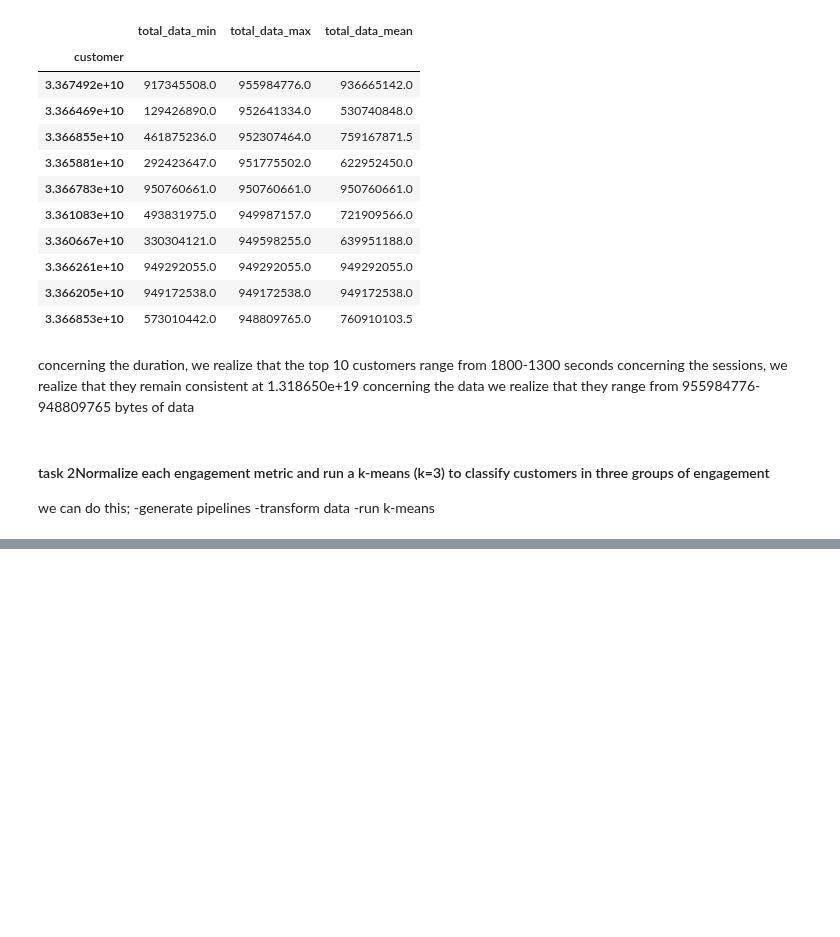
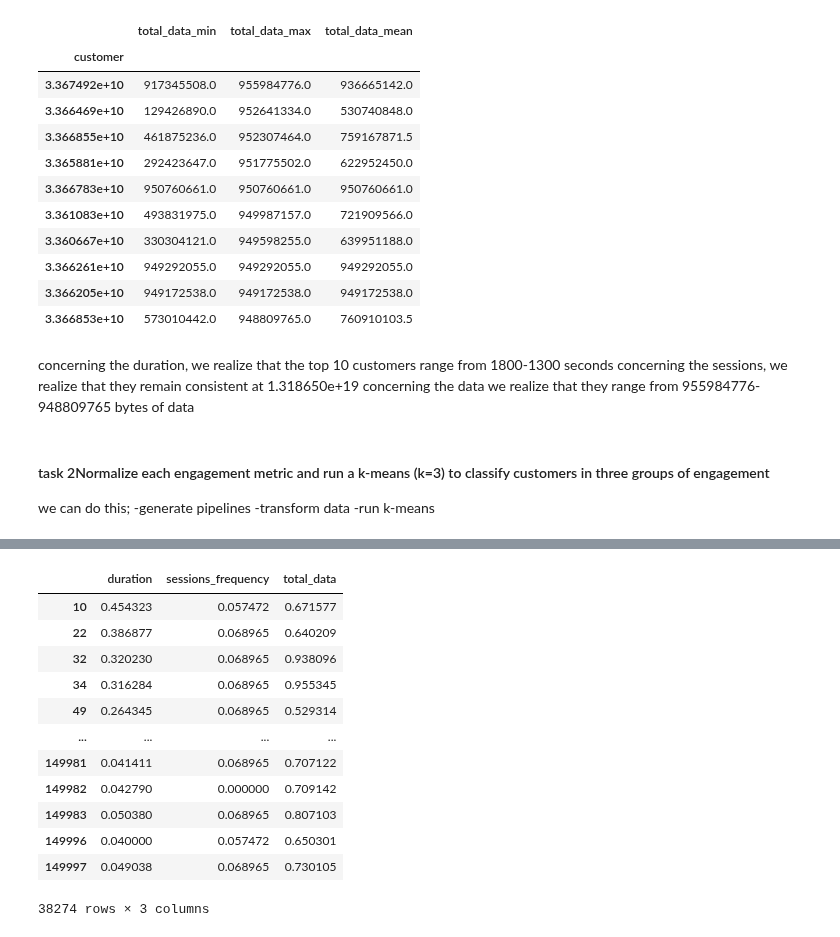
Before and after one commit to tutorialcreation/TelComChallenge, a Jupyter notebook: notebooks/Modelling.ipynb, the cells around one changed output, grey strips where cells are left out. Saved outputs shown, nothing was run; the diff lists cells and outputs as text; code cells hidden in the pictures; blank space fills up the shorter version.

```diff
--- a/notebooks/Modelling.ipynb
+++ b/notebooks/Modelling.ipynb
@@ -175,0 +178,21 @@ KeyError: None
+# %%
+kmeans = KMeans(init="random",n_clusters=3,n_init=10,max_iter=300,random_state=42)
+kmeans_df = application_transformed_df[['duration','sessions_frequency','total_data']]
+#predict the labels of clusters.
+y_pred = kmeans.fit_predict(kmeans_df)
+kmeans_df[label==0]
+# plt.scatter(kmeans_df[:, 0], kmeans_df[:, 1], c=y_pred)
+# %% [output]
+|  | duration | sessions_frequency | total_data |
+| 10 | 0.454323 | 0.057472 | 0.671577 |
+| 22 | 0.386877 | 0.068965 | 0.640209 |
+| 32 | 0.320230 | 0.068965 | 0.938096 |
+| 34 | 0.316284 | 0.068965 | 0.955345 |
+| 49 | 0.264345 | 0.068965 | 0.529314 |
+| ... | ... | ... | ... |
+| 149981 | 0.041411 | 0.068965 | 0.707122 |
+| 149982 | 0.042790 | 0.000000 | 0.709142 |
+| 149983 | 0.050380 | 0.068965 | 0.807103 |
+| 149996 | 0.040000 | 0.057472 | 0.650301 |
+| 149997 | 0.049038 | 0.068965 | 0.730105 |
+38274 rows × 3 columns
```
Also changed, not shown: parts of 7 cells of this notebook.
